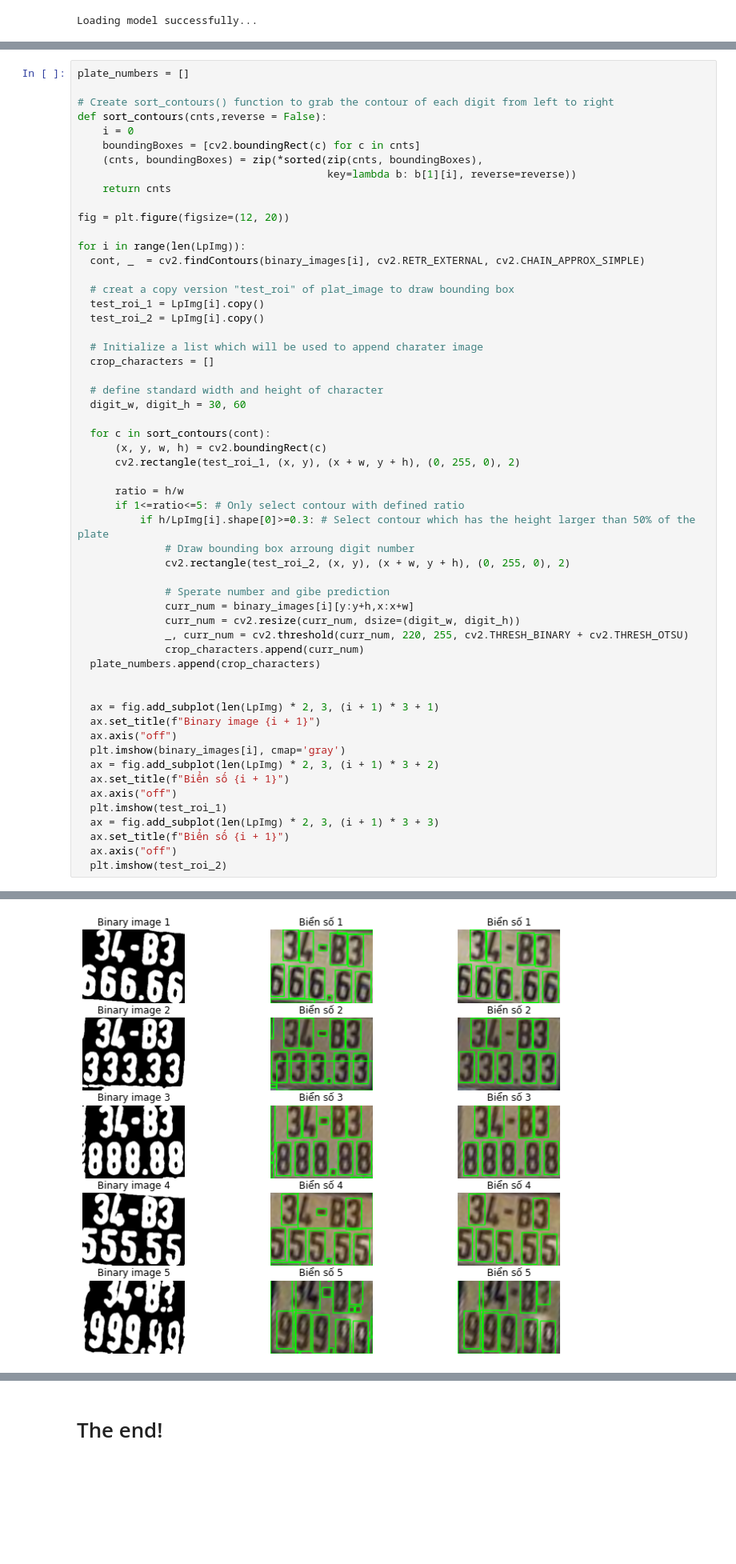
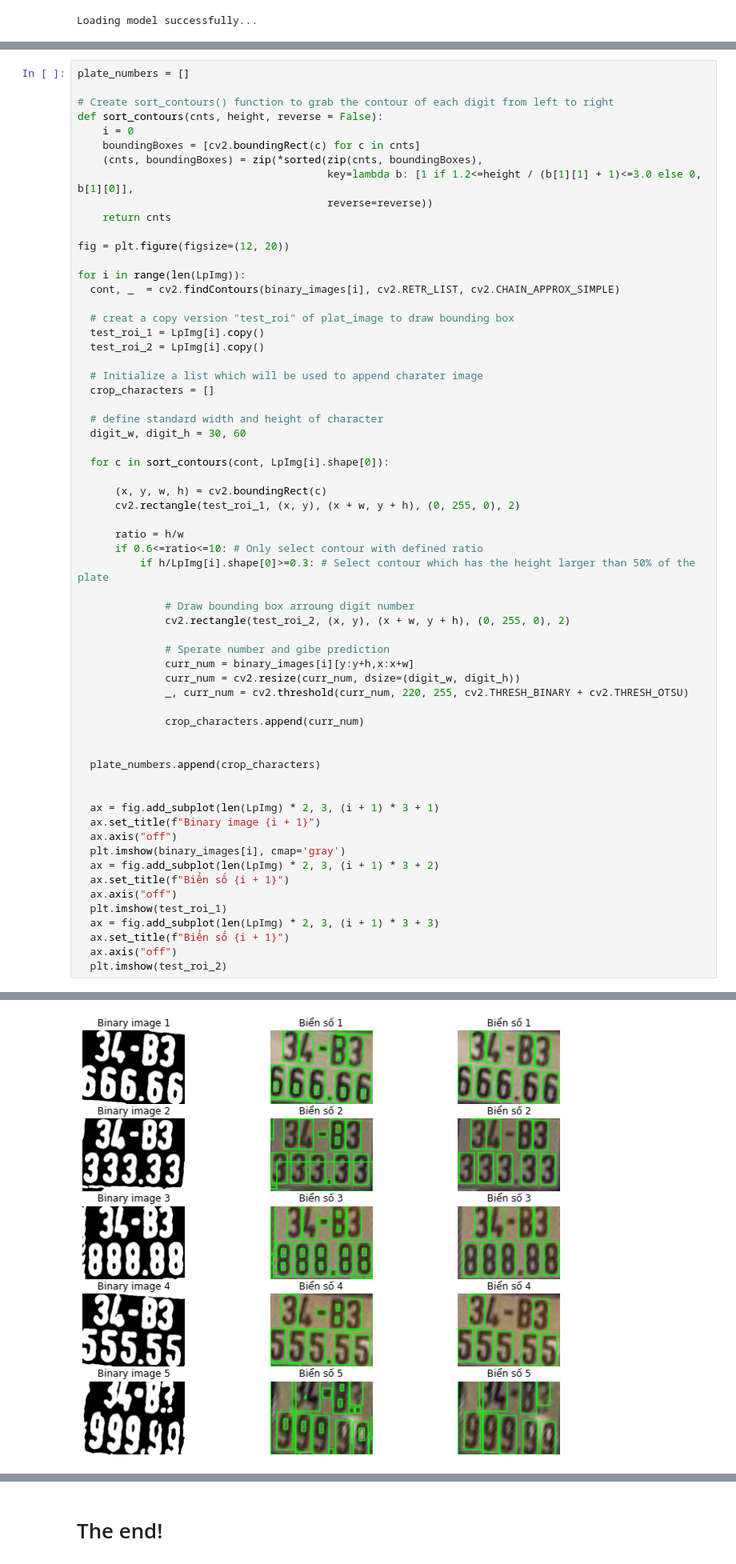
Before and after one commit to phan-le-phu/Plate_detect_and_recognize, a Jupyter notebook: [Part 2]Multiple_Plates_character_segmentation_with_OpenCV.ipynb, the cells around one changed output, grey strips where cells are left out. Shown at 80% size. Drawn from its saved outputs; the diff is of its cells as text; blank space fills up the shorter version.

```diff
--- a/[Part 2]Multiple_Plates_character_segmentation_with_OpenCV.ipynb
+++ b/[Part 2]Multiple_Plates_character_segmentation_with_OpenCV.ipynb
@@ -115,17 +119,18 @@ for i in range(len(LpImg)):
 plate_numbers = []
 
 # Create sort_contours() function to grab the contour of each digit from left to right
-def sort_contours(cnts,reverse = False):
+def sort_contours(cnts, height, reverse = False):
     i = 0
     boundingBoxes = [cv2.boundingRect(c) for c in cnts]
     (cnts, boundingBoxes) = zip(*sorted(zip(cnts, boundingBoxes),
-                                        key=lambda b: b[1][i], reverse=reverse))
+                                        key=lambda b: [1 if 1.2<=height / (b[1][1] + 1)<=3.0 else 0, b[1][0]],
+                                        reverse=reverse))
     return cnts
 
 fig = plt.figure(figsize=(12, 20))
 
 for i in range(len(LpImg)):
-  cont, _  = cv2.findContours(binary_images[i], cv2.RETR_EXTERNAL, cv2.CHAIN_APPROX_SIMPLE)
+  cont, _  = cv2.findContours(binary_images[i], cv2.RETR_LIST, cv2.CHAIN_APPROX_SIMPLE)
 
   # creat a copy version "test_roi" of plat_image to draw bounding box
   test_roi_1 = LpImg[i].copy()
@@ -137,13 +142,15 @@ for i in range(len(LpImg)):
   # define standard width and height of character
   digit_w, digit_h = 30, 60
 
-  for c in sort_contours(cont):
+  for c in sort_contours(cont, LpImg[i].shape[0]):
+
       (x, y, w, h) = cv2.boundingRect(c)
       cv2.rectangle(test_roi_1, (x, y), (x + w, y + h), (0, 255, 0), 2)
 
       ratio = h/w
-      if 1<=ratio<=5: # Only select contour with defined ratio
+      if 0.6<=ratio<=10: # Only select contour with defined ratio
           if h/LpImg[i].shape[0]>=0.3: # Select contour which has the height larger than 50% of the plate
+
               # Draw bounding box arroung digit number
               cv2.rectangle(test_roi_2, (x, y), (x + w, y + h), (0, 255, 0), 2)
 
@@ -151,34 +158,37 @@ for i in range(len(LpImg)):
               curr_num = binary_images[i][y:y+h,x:x+w]
               curr_num = cv2.resize(curr_num, dsize=(digit_w, digit_h))
               _, curr_num = cv2.threshold(curr_num, 220, 255, cv2.THRESH_BINARY + cv2.THRESH_OTSU)
+
               crop_characters.append(curr_num)
+
+
   plate_numbers.append(crop_characters)
 
 
   ax = fig.add_subplot(len(LpImg) * 2, 3, (i + 1) * 3 + 1)
   ax.set_title(f"Binary image {i + 1}")
   ax.axis("off")
   plt.imshow(binary_images[i], cmap='gray')
   ax = fig.add_subplot(len(LpImg) * 2, 3, (i + 1) * 3 + 2)
   ax.set_title(f"Biển số {i + 1}")
   ax.axis("off")
   plt.imshow(test_roi_1)
   ax = fig.add_subplot(len(LpImg) * 2, 3, (i + 1) * 3 + 3)
   ax.set_title(f"Biển số {i + 1}")
   ax.axis("off")
   plt.imshow(test_roi_2)
 # %% [output]
 Clipping input data to the valid range for imshow with RGB data ([0..1] for floats or [0..255] for integers).
 Clipping input data to the valid range for imshow with RGB data ([0..1] for floats or [0..255] for integers).
 Clipping input data to the valid range for imshow with RGB data ([0..1] for floats or [0..255] for integers).
 Clipping input data to the valid range for imshow with RGB data ([0..1] for floats or [0..255] for integers).
 Clipping input data to the valid range for imshow with RGB data ([0..1] for floats or [0..255] for integers).
 Clipping input data to the valid range for imshow with RGB data ([0..1] for floats or [0..255] for integers).
 Clipping input data to the valid range for imshow with RGB data ([0..1] for floats or [0..255] for integers).
 Clipping input data to the valid range for imshow with RGB data ([0..1] for floats or [0..255] for integers).
 Clipping input data to the valid range for imshow with RGB data ([0..1] for floats or [0..255] for integers).
 Clipping input data to the valid range for imshow with RGB data ([0..1] for floats or [0..255] for integers).
-[figure, old version]
+[figure, new version]
 # %%
 for i in range(len(plate_numbers)):
   crop_characters = plate_numbers[i]
```
Also changed, not shown: parts of 8 cells of this notebook.
